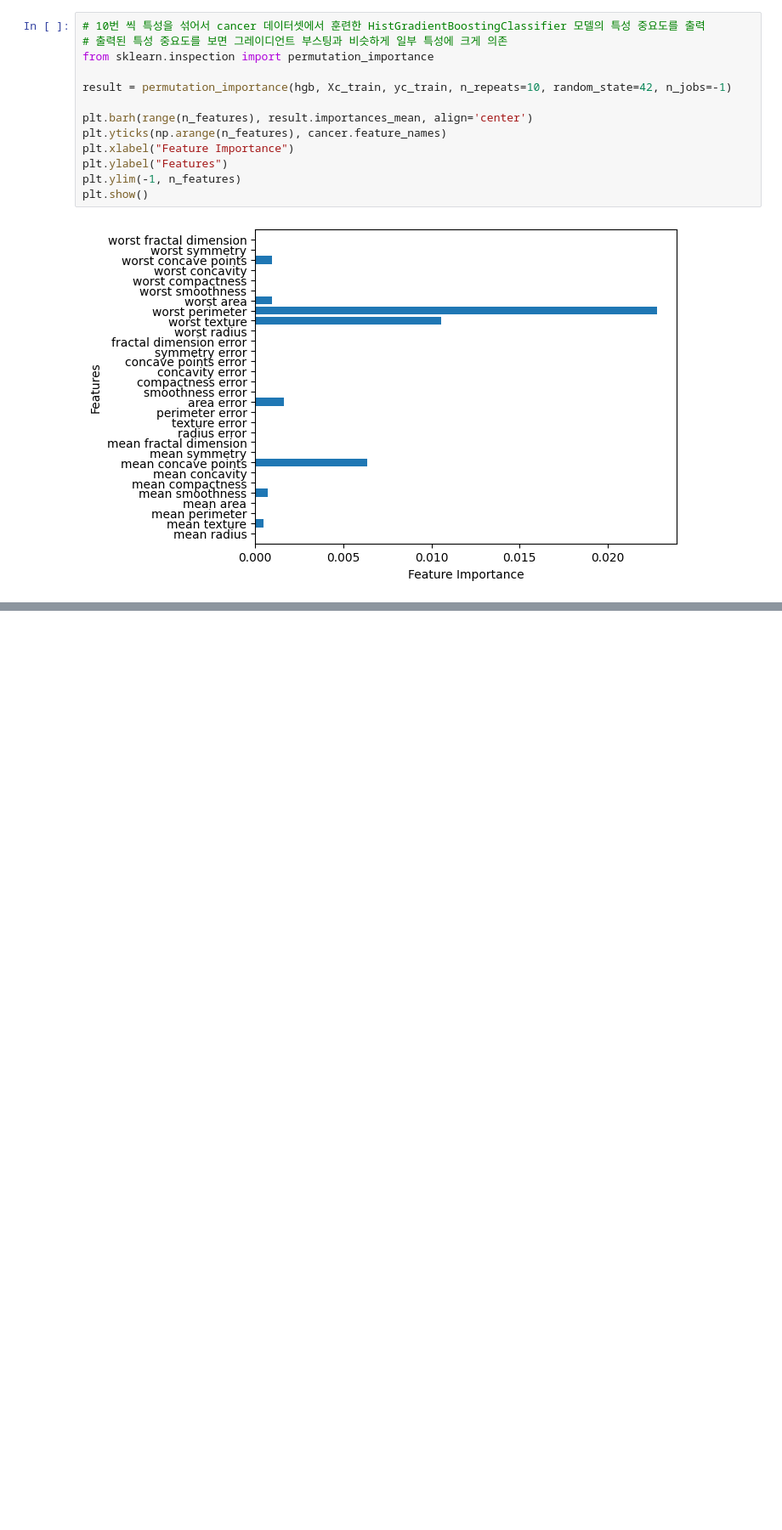
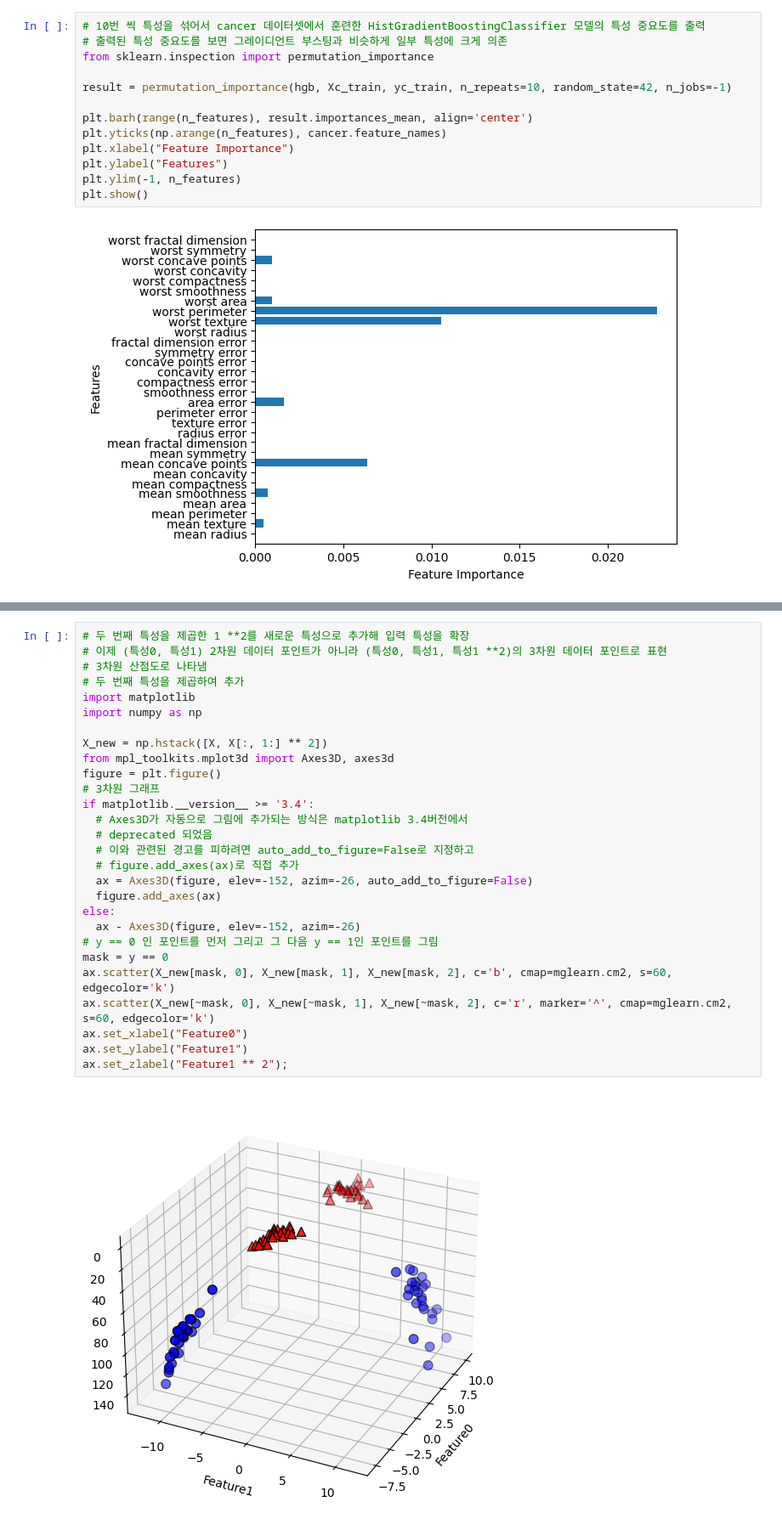
Before and after one commit to haribo09876/MachineLearning, a Jupyter notebook: 02. SupervisedLearning/03. SupervisedLearningAlgorithm.ipynb, the cells around one changed output, grey strips where cells are left out. Shown at 85% size. Drawn from its saved outputs; the diff is of its cells as text; blank space fills up the shorter version.

```diff
--- a/02. SupervisedLearning/03. SupervisedLearningAlgorithm.ipynb
+++ b/02. SupervisedLearning/03. SupervisedLearningAlgorithm.ipynb
@@ -1289,0 +1312,30 @@ plt.show()
+# %%
+# 두 번째 특성을 제곱한 1 **2를 새로운 특성으로 추가해 입력 특성을 확장
+# 이제 (특성0, 특성1) 2차원 데이터 포인트가 아니라 (특성0, 특성1, 특성1 **2)의 3차원 데이터 포인트로 표현
+# 3차원 산점도로 나타냄
+# 두 번째 특성을 제곱하여 추가
+import matplotlib
+import numpy as np
+
+X_new = np.hstack([X, X[:, 1:] ** 2])
+from mpl_toolkits.mplot3d import Axes3D, axes3d
+figure = plt.figure()
+# 3차원 그래프
+if matplotlib.__version__ >= '3.4':
+  # Axes3D가 자동으로 그림에 추가되는 방식은 matplotlib 3.4버전에서
+  # deprecated 되었음
+  # 이와 관련된 경고를 피하려면 auto_add_to_figure=False로 지정하고
+  # figure.add_axes(ax)로 직접 추가
+  ax = Axes3D(figure, elev=-152, azim=-26, auto_add_to_figure=False)
+  figure.add_axes(ax)
+else:
+  ax - Axes3D(figure, elev=-152, azim=-26)
+# y == 0 인 포인트를 먼저 그리고 그 다음 y == 1인 포인트를 그림
+mask = y == 0
+ax.scatter(X_new[mask, 0], X_new[mask, 1], X_new[mask, 2], c='b', cmap=mglearn.cm2, s=60, edgecolor='k')
+ax.scatter(X_new[~mask, 0], X_new[~mask, 1], X_new[~mask, 2], c='r', marker='^', cmap=mglearn.cm2, s=60, edgecolor='k')
+ax.set_xlabel("Feature0")
+ax.set_ylabel("Feature1")
+ax.set_zlabel("Feature1 ** 2");
+# %% [output]
+[figure, added]
```
Also changed, not shown: parts of 6 cells of this notebook.
